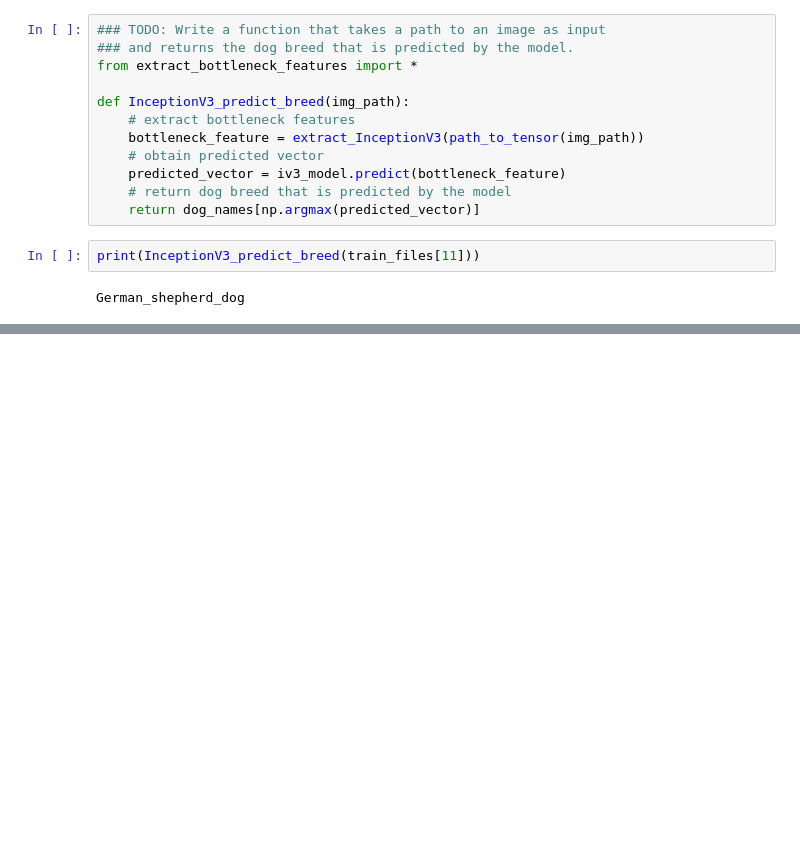
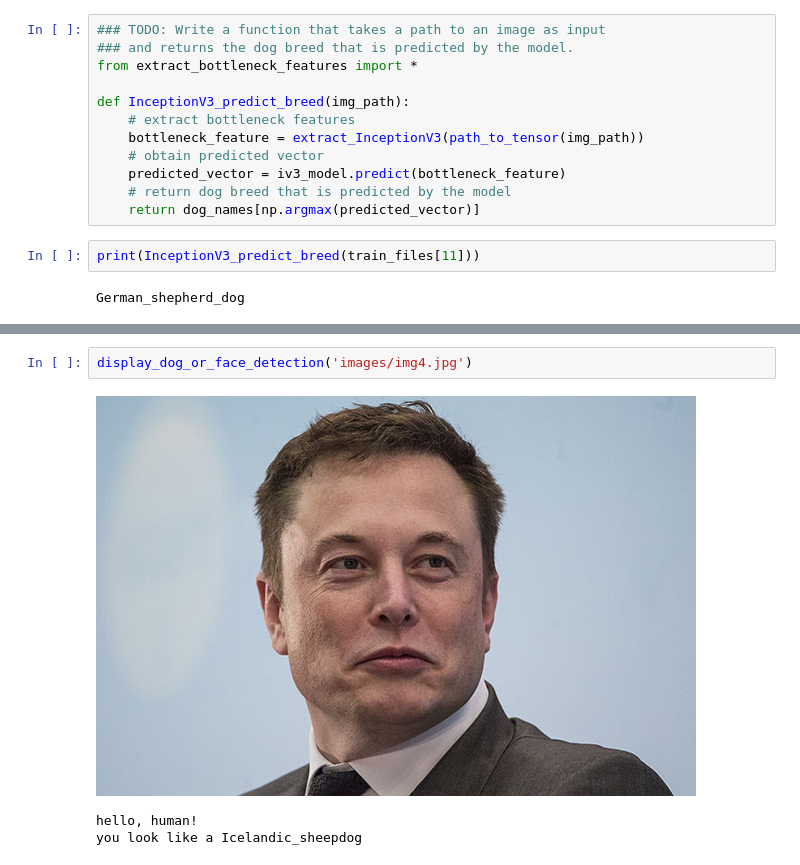
Before and after one commit to lajos/dog-project, a Jupyter notebook: dog_app.ipynb, the cells around one changed output, grey strips where cells are left out. Saved outputs shown, nothing was run; the diff lists cells and outputs as text; blank space fills up the shorter version.

```diff
--- a/dog_app.ipynb
+++ b/dog_app.ipynb
@@ -818,0 +861,6 @@ __Answer:__
+# %%
+display_dog_or_face_detection('images/img4.jpg')
+# %% [output]
+[figure, added]
+hello, human!
+you look like a Icelandic_sheepdog
```
Also changed, not shown: parts of 12 cells of this notebook, 6 other files.
